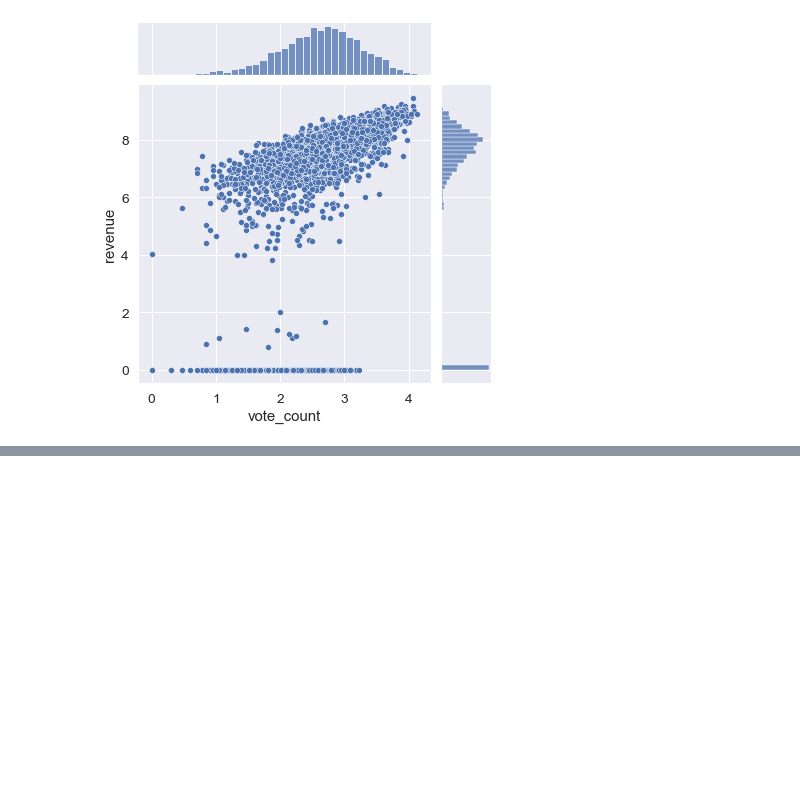
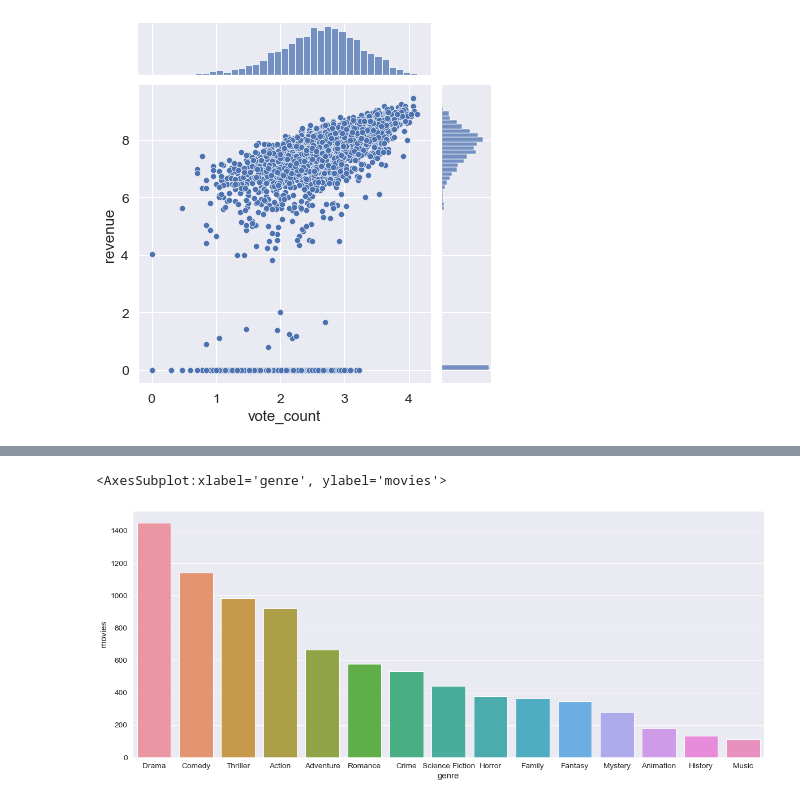
Before and after one commit to coxjack/Final-Project_Movie-Database, a Jupyter notebook: Analysis of Movie Revenue -- The Movie Database.ipynb, the cells around one changed output, grey strips where cells are left out. Cells and saved outputs as stored; diff of their text form; code cells hidden in the pictures; blank space fills up the shorter version.

```diff
--- a/Analysis of Movie Revenue -- The Movie Database.ipynb
+++ b/Analysis of Movie Revenue -- The Movie Database.ipynb
@@ -283,0 +367,6 @@ sns.jointplot(x='vote_count', y='revenue', data=df_clean)
+# %%
+# Extracting the number of of each genre used throughout the total dataset
+Movies = []
+for genre in genres:
+    Movies.append(df_clean[genre].value_counts()[1])
+Movies
@@ -283,0 +415,6 @@ sns.jointplot(x='vote_count', y='revenue', data=df_clean)
+# %%
+# Creating a new dataframe to store the genres and their count in a sorted order
+pop_genre = pd.DataFrame(Movies, genres).reset_index()
+pop_genre.columns = ['genre', 'movies']
+pop_genre.sort_values(by='movies', inplace=True, ascending=False, ignore_index=True)
+pop_genre
@@ -284,17 +439,7 @@ sns.jointplot(x='vote_count', y='revenue', data=df_clean)
 # %%
-# Define all variables and outcomes from `df`.
-regression_target = 'revenue'
-classification_target = 'profitable'
-all_variables = ['budget', 'popularity', 'runtime', 'vote_count', 'vote_average', 'Action', 'Adventure', 'Fantasy',
-                  'Science Fiction', 'Crime', 'Drama', 'Thriller', 'Animation', 'Family', 'Western', 'Comedy', 'Romance',
-                  'Horror', 'Mystery', 'War', 'History', 'Music', 'Documentary', 'TV Movie', 'Foreign']
-
-regression_outcome = df[regression_target]
-classification_outcome = df[classification_target]
-variables = df[all_variables]
-
-# Instantiate all regression models and classifiers.
-linear_regression = LinearRegression(fit_intercept=True, normalize=True)
-logistic_regression = LogisticRegression(max_iter=1000)
-forest_regression = RandomForestRegressor(max_depth=4, random_state=0)
-forest_classifier = RandomForestClassifier(max_depth=4, random_state=0)
+# Plotting the first 15 genres and their movie count
+plt.figure(figsize=(20,8))
+sns.barplot(x='genre', y='movies', data=pop_genre.head(15))
+# %% [output]
+<AxesSubplot:xlabel='genre', ylabel='movies'>
+[figure, added]
```
Also changed, not shown: parts of 27 cells of this notebook.
